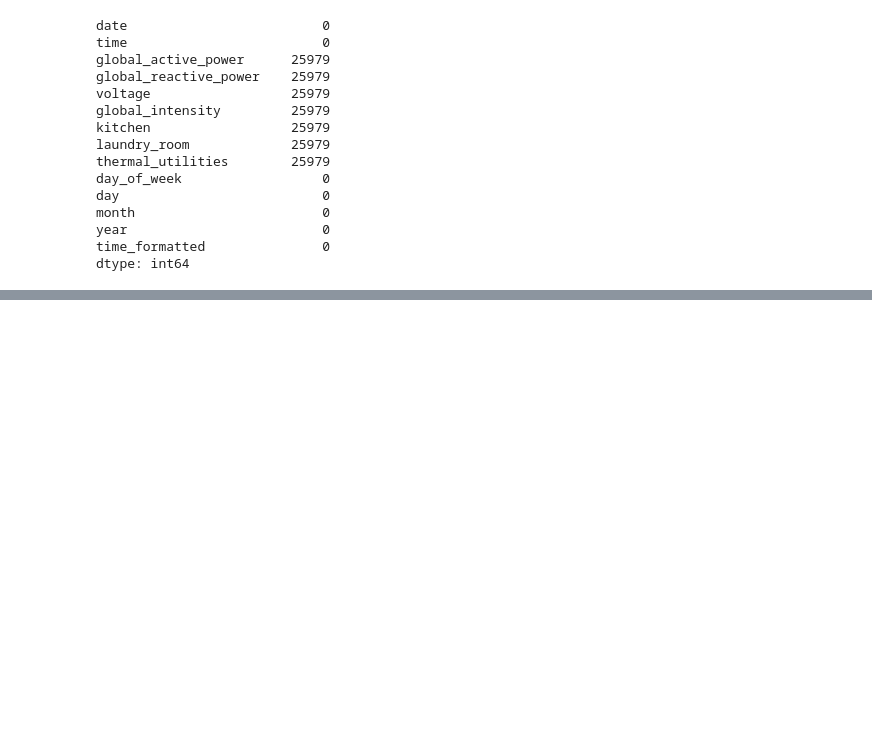
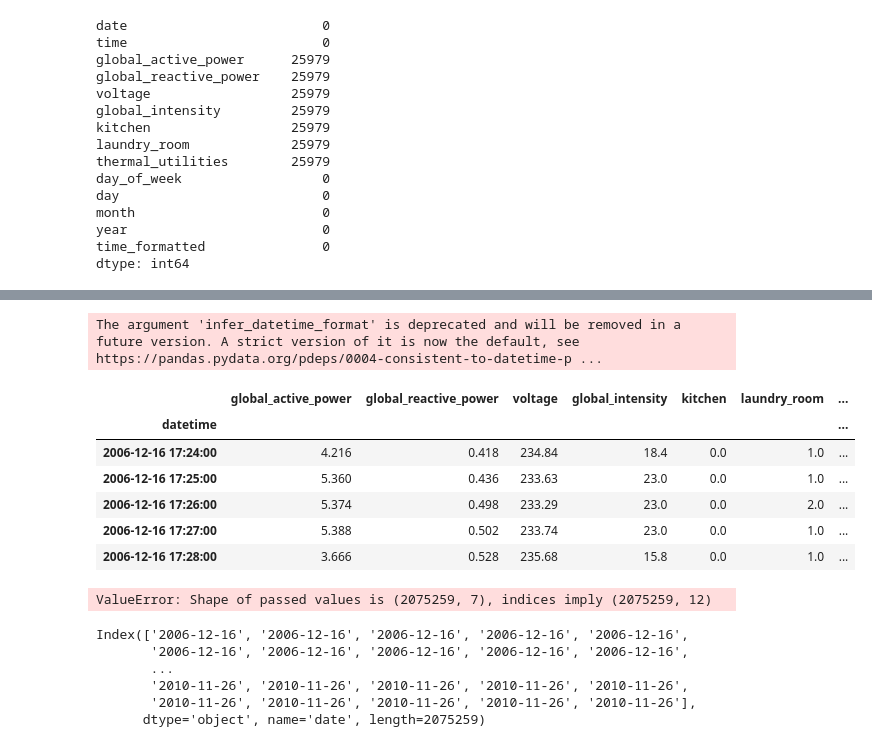
Before and after one commit to erlanggagatum/power-consumption, a Jupyter notebook: notebooks/0.data-exploration-missing-value.ipynb, the cells around one changed output, grey strips where cells are left out. Drawn from its saved outputs; the diff is of its cells as text; code cells hidden in the pictures; blank space fills up the shorter version.

```diff
--- a/notebooks/0.data-exploration-missing-value.ipynb
+++ b/notebooks/0.data-exploration-missing-value.ipynb
@@ -65,0 +94,30 @@ fig.show()
+# %%
+df = pd.read_csv('../datasets/household_power_consumption_v2.txt', parse_dates={'datetime' : ['date','time']}, infer_datetime_format=True, index_col='datetime', sep=';', na_values=['nan','?'], usecols=[1,2,3,4,5,6,7,8,9,10,11,12,13,14])
+df.head(5)
+# %% [output]
+The argument 'infer_datetime_format' is deprecated and will be removed in a future version. A strict version of it is now the default, see https://pandas.pydata.org/pdeps/0004-consistent-to-datetime-p ...
+|  | global_active_power | global_reactive_power | voltage | global_intensity | kitchen | laundry_room | ... |
+| datetime |  |  |  |  |  |  | ... |
+| 2006-12-16 17:24:00 | 4.216 | 0.418 | 234.84 | 18.4 | 0.0 | 1.0 | ... |
+| 2006-12-16 17:25:00 | 5.360 | 0.436 | 233.63 | 23.0 | 0.0 | 1.0 | ... |
+| 2006-12-16 17:26:00 | 5.374 | 0.498 | 233.29 | 23.0 | 0.0 | 2.0 | ... |
+| 2006-12-16 17:27:00 | 5.388 | 0.502 | 233.74 | 23.0 | 0.0 | 1.0 | ... |
+| 2006-12-16 17:28:00 | 3.666 | 0.528 | 235.68 | 15.8 | 0.0 | 1.0 | ... |
+# %%
+# ["date", "time", "global_active_power", "global_reactive_power", "voltage", "global_intensity", "kitchen", "laundry_room", "thermal_utilities", "day", "month", "year"]
+df2 = df[["global_active_power", "global_reactive_power", "voltage", "global_intensity", "kitchen", "laundry_room", "thermal_utilities"]]
+data = []
+for d in df2[["global_active_power", "global_reactive_power", "voltage", "global_intensity", "kitchen", "laundry_room", "thermal_utilities"]].groupby(df2.index.year):
+    data.append(d[1].fillna(d[1].mean()))
+pd.DataFrame(np.vstack(data), index=df2.index, columns=df2.columns)
+# %% [output]
+ValueError: Shape of passed values is (2075259, 7), indices imply (2075259, 12)
+# %%
+df.index
+# %% [output]
+Index(['2006-12-16', '2006-12-16', '2006-12-16', '2006-12-16', '2006-12-16',
+       '2006-12-16', '2006-12-16', '2006-12-16', '2006-12-16', '2006-12-16',
+       ...
+       '2010-11-26', '2010-11-26', '2010-11-26', '2010-11-26', '2010-11-26',
+       '2010-11-26', '2010-11-26', '2010-11-26', '2010-11-26', '2010-11-26'],
+      dtype='object', name='date', length=2075259)
```
Also changed, not shown: parts of 4 cells of this notebook.
